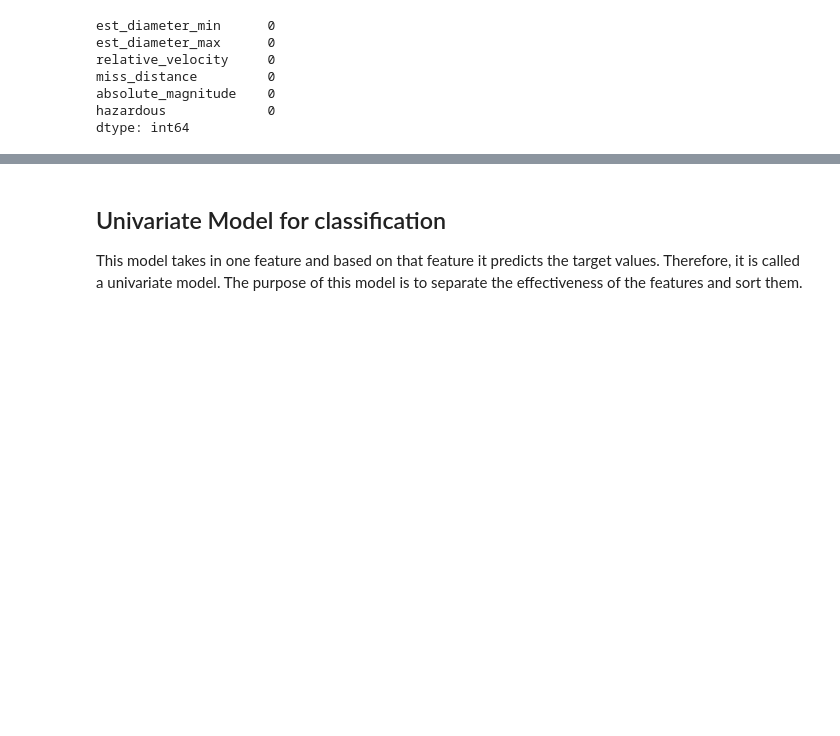
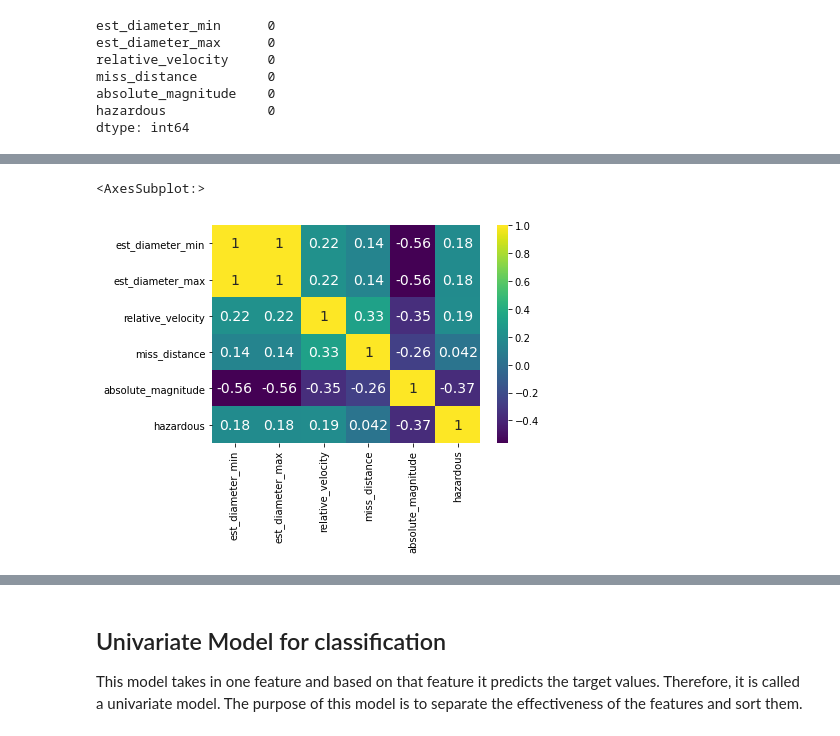
Before and after one commit to Computer-Talkers/nasa-tracked-objects, a Jupyter notebook: syed.ipynb, the cells around one changed output, grey strips where cells are left out. Cells and saved outputs as stored; diff of their text form; code cells hidden in the pictures; blank space fills up the shorter version.

```diff
--- a/syed.ipynb
+++ b/syed.ipynb
@@ -65,0 +55,6 @@ dtype: int64
+# %%
+correlation_matrix = clean_data.corr()
+sn.heatmap(correlation_matrix, annot= True,  annot_kws = {'size':14}, cmap = "viridis")
+# %% [output]
+<AxesSubplot:>
+[figure, added]
```
Also changed, not shown: parts of 22 cells of this notebook, 3 other files.
